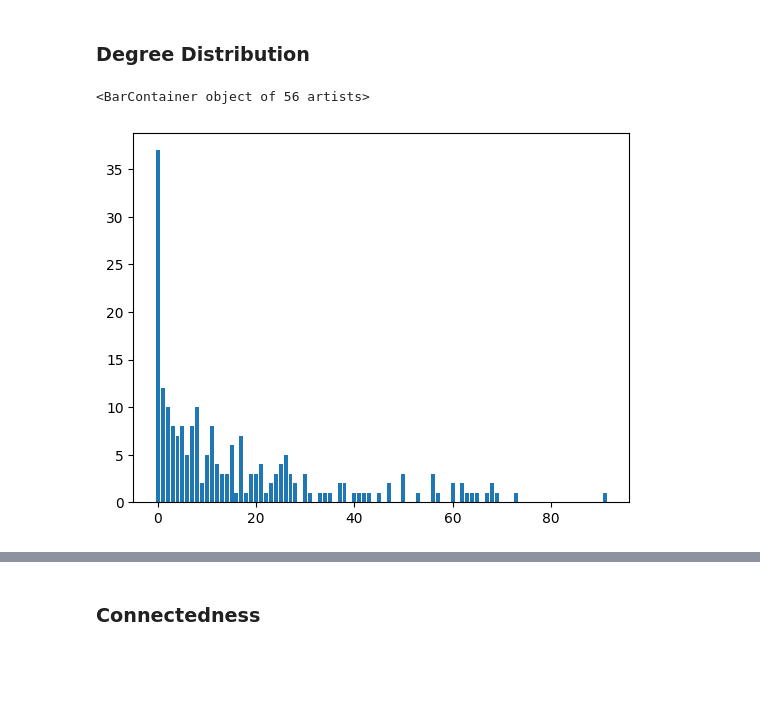
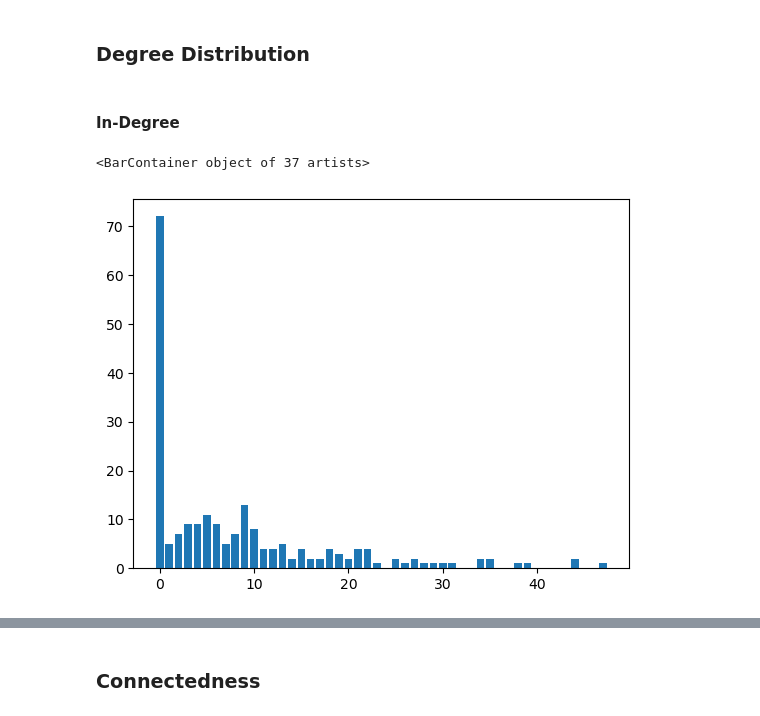
Before and after one commit to d-frerichs/math-1010-frerichs, a Jupyter notebook: food/Banana Trade Relationships Between Countries.ipynb, the cells around one changed output, grey strips where cells are left out. Saved outputs shown, nothing was run; the diff lists cells and outputs as text; code cells hidden in the pictures; blank space fills up the shorter version.

```diff
--- a/food/Banana Trade Relationships Between Countries.ipynb
+++ b/food/Banana Trade Relationships Between Countries.ipynb
@@ -141,9 +174,11 @@ The country with lowest clustering coefficient is Afghanistan
 The average clustering coefficient for the banana network is  0.19276834633257203
 # %% [markdown]
 ### Degree Distribution
+# %% [markdown]
+#### In-Degree
 # %%
-degree_sequence = sorted((d for n, d in FAO_Bananas_G.degree()), reverse=True)
-plt.bar(*np.unique(degree_sequence, return_counts=True))
+degree_sequence_in = sorted((d for n, d in FAO_Bananas_G.in_degree()), reverse=True)
+plt.bar(*np.unique(degree_sequence_in, return_counts=True))
 # %% [output]
-<BarContainer object of 56 artists>
+<BarContainer object of 37 artists>
-[figure, old version]
+[figure, new version]
```
Also changed, not shown: parts of 13 cells of this notebook.
